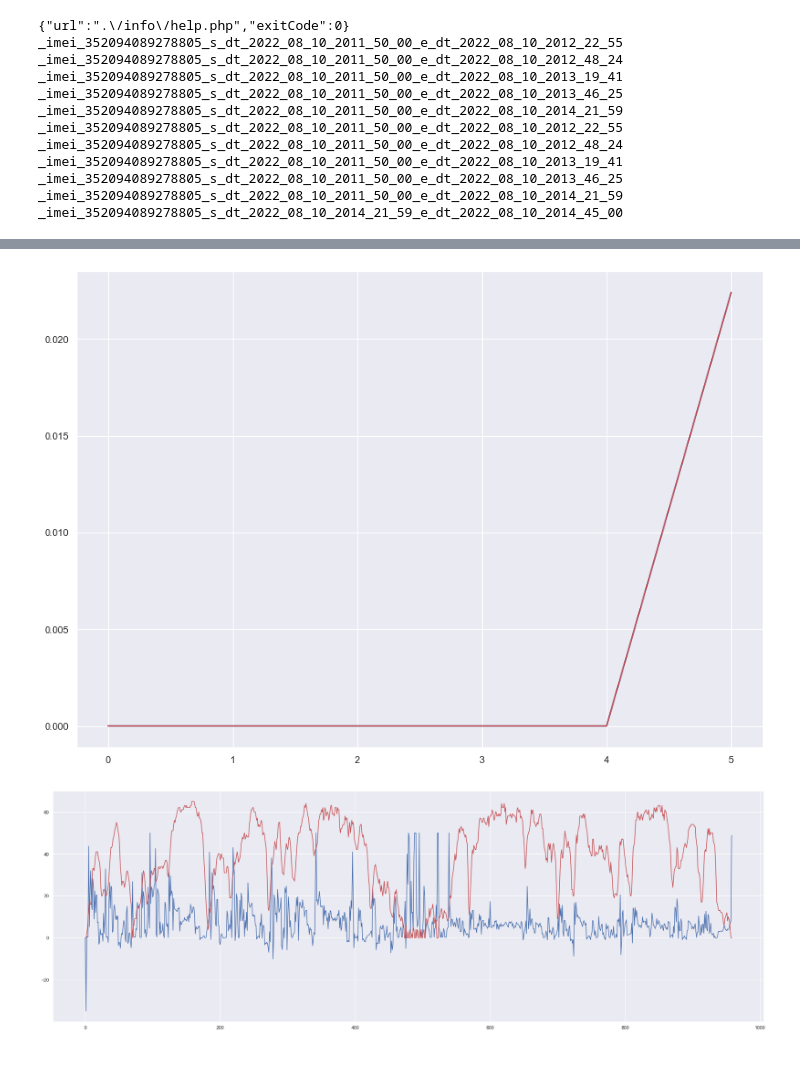
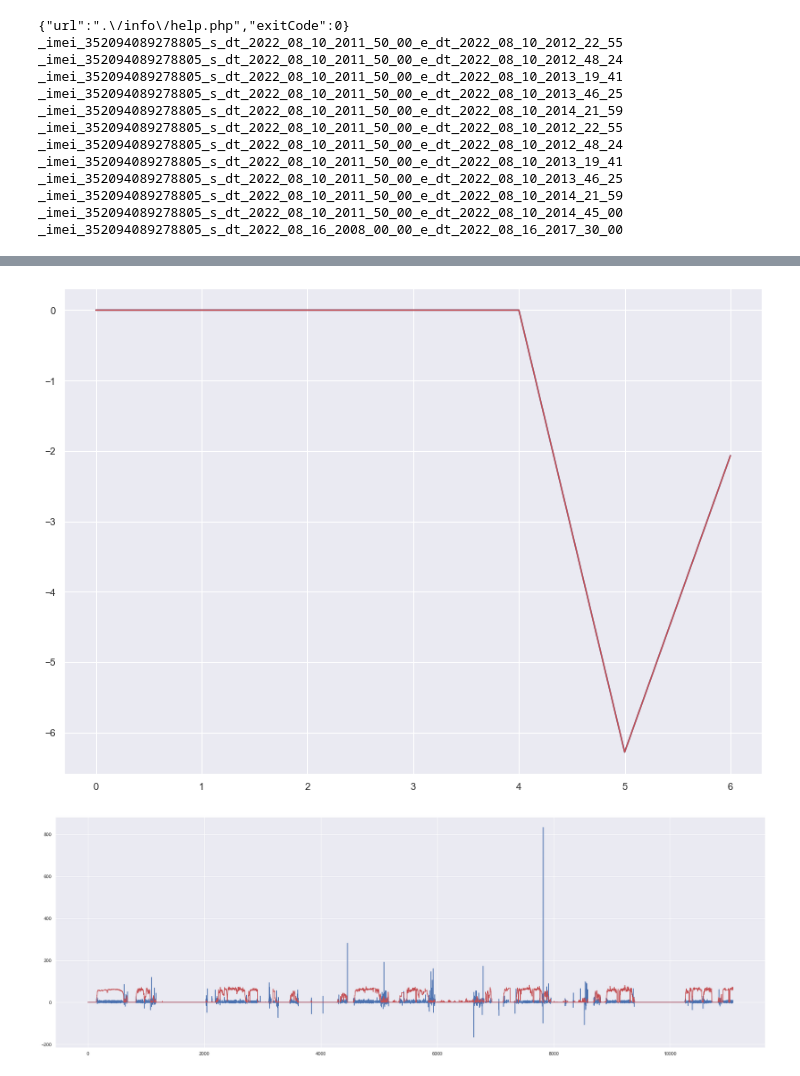
Before and after one commit to zhenux/pythonProject54, a Jupyter notebook: fuel_consumption_manual.ipynb, the cells around one changed output, grey strips where cells are left out. Drawn from its saved outputs; the diff is of its cells as text; code cells hidden in the pictures.

```diff
--- a/fuel_consumption_manual.ipynb
+++ b/fuel_consumption_manual.ipynb
@@ -4,7 +4,7 @@ from bs4 import BeautifulSoup
 
 # from google.colab import files
 
-fuel_cons = ([7.8, 12.43, 19.49, 24.6, 31.8, 7.8, 12.43, 19.49, 24.6, 31.8, 5])
+fuel_cons = ([7.8, 12.43, 19.49, 24.6, 31.8, 7.8, 12.43, 19.49, 24.6, 31.8, 5, 40])
 
 url_req = (['?imei=352094089278805&s_dt=2022-08-10%2011:50:00&e_dt=2022-08-10%2012:22:55',
             '?imei=352094089278805&s_dt=2022-08-10%2011:50:00&e_dt=2022-08-10%2012:48:24',
@@ -16,7 +16,8 @@ url_req = (['?imei=352094089278805&s_dt=2022-08-10%2011:50:00&e_dt=2022-08-10%20
             '?imei=352094089278805&s_dt=2022-08-10%2011:50:00&e_dt=2022-08-10%2013:19:41',
             '?imei=352094089278805&s_dt=2022-08-10%2011:50:00&e_dt=2022-08-10%2013:46:25',
             '?imei=352094089278805&s_dt=2022-08-10%2011:50:00&e_dt=2022-08-10%2014:21:59',
-            '?imei=352094089278805&s_dt=2022-08-10%2014:21:59&e_dt=2022-08-10%2014:45:00'])
+            '?imei=352094089278805&s_dt=2022-08-10%2011:50:00&e_dt=2022-08-10%2014:45:00',
+            '?imei=352094089278805&s_dt=2022-08-16%2008:00:00&e_dt=2022-08-16%2017:30:00'])
 
 web_link = 'https://nav.by/info/testAccel.php'
 
@@ -94,7 +95,8 @@ _imei_352094089278805_s_dt_2022_08_10_2011_50_00_e_dt_2022_08_10_2012_48_24
 _imei_352094089278805_s_dt_2022_08_10_2011_50_00_e_dt_2022_08_10_2013_19_41
 _imei_352094089278805_s_dt_2022_08_10_2011_50_00_e_dt_2022_08_10_2013_46_25
 _imei_352094089278805_s_dt_2022_08_10_2011_50_00_e_dt_2022_08_10_2014_21_59
-_imei_352094089278805_s_dt_2022_08_10_2014_21_59_e_dt_2022_08_10_2014_45_00
+_imei_352094089278805_s_dt_2022_08_10_2011_50_00_e_dt_2022_08_10_2014_45_00
+_imei_352094089278805_s_dt_2022_08_16_2008_00_00_e_dt_2022_08_16_2017_30_00
 # %%
 import math
 import numpy as np
@@ -163,6 +165,9 @@ for p in range(NUM_OF_FILES):
 
     print('len(' + db_files[p] + '):' + str(len(df)))
 
+    df["consum_l"] = 0.0
+    df["consum_t"] = 0.0
+
     sum_ES_sum = 0
     sum_ES_APP_sum = 0
     sum_ES_2_APP_sum = 0
@@ -186,51 +191,85 @@ for p in range(NUM_OF_FILES):
 
     k = 1
 
-    for i in range(1, len(df)):
+    for i in range(2, len(df)):
 
         if df.sum_ES[i] != 0 and df.sum_ES[i] == df.sum_ES[i] and df.sum_ES[i] > sum_ES_prev:
             if sum_ES_prev != 0:
                 sum_ES_inst = df.sum_ES[i] - sum_ES_prev
                 sum_ES_sum += sum_ES_inst
+            else:
+                sum_ES_inst = 0
             sum_ES_prev = df.sum_ES[i]
+        else:
+            sum_ES_inst = 0
 
         if df.sum_ES_APP[i] != 0 and df.sum_ES_APP[i] == df.sum_ES_APP[i] and df.sum_ES_APP[i] > sum_ES_APP_prev:
             if sum_ES_APP_prev != 0:
                 sum_ES_APP_inst = df.sum_ES_APP[i] - sum_ES_APP_prev
                 sum_ES_APP_sum += sum_ES_APP_inst
+            else:
+                sum_ES_APP_inst = 0
             sum_ES_APP_prev = df.sum_ES_APP[i]
+        else:
+            sum_ES_APP_inst = 0
 
         if df.sum_ES_2_APP[i] != 0 and df.sum_ES_2_APP[i] == df.sum_ES_2_APP[i] and df.sum_ES_2_APP[
             i] > sum_ES_2_APP_prev:
             if sum_ES_2_APP_prev != 0:
                 sum_ES_2_APP_inst = df.sum_ES_2_APP[i] - sum_ES_2_APP_prev
                 sum_ES_2_APP_sum += sum_ES_2_APP_inst
+            else:
+                sum_ES_2_APP_inst = 0
             sum_ES_2_APP_prev = df.sum_ES_2_APP[i]
+        else:
+            sum_ES_2_APP_inst = 0
 
         if df.sum_ES_APP_2[i] != 0 and df.sum_ES_APP_2[i] == df.sum_ES_APP_2[i] and df.sum_ES_APP_2[
             i] > sum_ES_APP_2_prev:
             if sum_ES_APP_2_prev != 0:
                 sum_ES_APP_2_inst = df.sum_ES_APP_2[i] - sum_ES_APP_2_prev
                 sum_ES_APP_2_sum += sum_ES_APP_2_inst
+            else:
+                sum_ES_APP_2_inst = 0
             sum_ES_APP_2_prev = df.sum_ES_APP_2[i]
+        else:
+            sum_ES_APP_2_inst = 0
 
         if df.sum_ES_2_APP_2[i] != 0 and df.sum_ES_2_APP_2[i] == df.sum_ES_2_APP_2[i] and df.sum_ES_2_APP_2[
             i] > sum_ES_2_APP_2_prev:
             if sum_ES_2_APP_2_prev != 0:
                 sum_ES_2_APP_2_inst = df.sum_ES_2_APP_2[i] - sum_ES_2_APP_2_prev
                 sum_ES_2_APP_2_sum += sum_ES_2_APP_2_inst
+            else:
+                sum_ES_2_APP_2_inst = 0
             sum_ES_2_APP_2_prev = df.sum_ES_2_APP_2[i]
+        else:
+            sum_ES_2_APP_2_inst = 0
 
-        if p == 6 and df.distance_gps[i] != 0:
+        if p == 11:
             # inst_cons.append((1/df.distance_gps[i])*func_fuel_consumption(
             #     (sum_ES_inst, sum_ES_APP_inst, sum_ES_2_APP_inst, sum_ES_APP_2_inst, sum_ES_2_APP_2_inst),
             #     popt_calc[0], popt_calc[1], popt_calc[2], popt_calc[3], popt_calc[4]))
-            consap = (10/df.distance_gps[i])*func3_fuel_consumption(
-                (sum_ES_APP_inst, sum_ES_2_APP_inst, sum_ES_APP_2_inst, sum_ES_2_APP_2_inst),
-                popt3_calc[0], popt3_calc[1], popt3_calc[2], popt3_calc[3])
-            if consap > 50:
-                consap = 50
-            inst_cons.append(consap)
+
+            consum_l = 0
+            consum_t = 0
+
+            if df.distance_gps[i] != 0:
+                consum_l = (1/df.distance_gps[i])*func3_fuel_consumption(
+                    (sum_ES_APP_inst, sum_ES_2_APP_inst, sum_ES_APP_2_inst, sum_ES_2_APP_2_inst),
+                    popt3_calc[0], popt3_calc[1], popt3_calc[2], popt3_calc[3])
+            # if consum_l > 50:
+            #     consum_l = 50
+            df.at[i, 'consum_l'] = consum_l
+
+            d_time = (datetime.strptime(df.date[i], "%Y-%m-%d %H:%M:%S.%f") - datetime.strptime(df.date[i-1], "%Y-%m-%d %H:%M:%S.%f")).seconds
+            if d_time != 0:
+                consum_t = (1/d_time)*func3_fuel_consumption(
+                    (sum_ES_APP_inst, sum_ES_2_APP_inst, sum_ES_APP_2_inst, sum_ES_2_APP_2_inst),
+                    popt3_calc[0], popt3_calc[1], popt3_calc[2], popt3_calc[3])
+            df.at[i, 'consum_t'] = consum_t
+
+            inst_cons.append(consum_l*10)
             inst_speed.append(df.speed[i])
             acc_delta = 10*df.delta64044[i]
             if acc_delta < 0:
@@ -244,6 +283,9 @@ for p in range(NUM_OF_FILES):
             if acc_delta < -50:
                 acc_delta = -50
             inst_acc_minus.append(acc_delta)
+
+    if p == 11:
+        df.to_csv(db_files[p] + '_changed' + '.csv', index=False)
 
     delta_ES.append(sum_ES_sum)
     delta_ES_APP.append(sum_ES_APP_sum)
@@ -276,6 +318,7 @@ for p in range(NUM_OF_FILES):
         popt3_calc = popt
         print(popt3_calc)
         #popt3_calc = [-0.002340876, 0.001463682, 0.008092307, -0.003850765]
+        popt3_calc = [0.003276728, -0.008181688, 0.004813692, -3.33334E-05]
 
         popt_calc2 = np.linalg.solve(np.array(matrix_linear), np.array(delta_level_dut))
         print(popt_calc2)
@@ -350,2 +395,2 @@ len(_imei_352094089278805_s_dt_2022_08_10_2014_21_59_e_dt_2022_08_10_2014_45_00)
-[figure, old version]
+[figure, new version]
-[figure, old version]
+[figure, new version]
```
Also changed, not shown: parts of 1 cell of this notebook, 5 other files.
